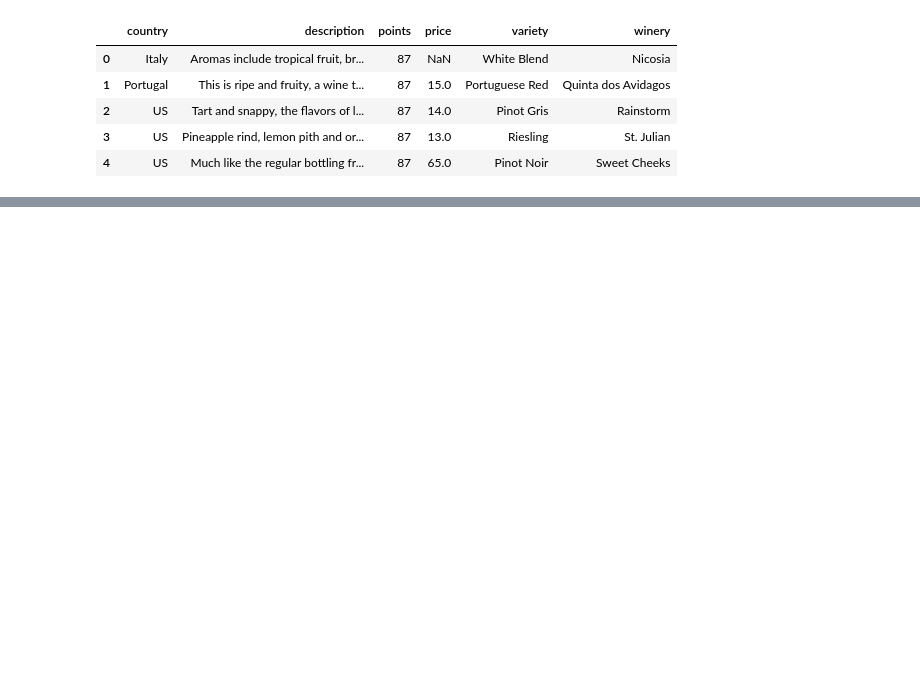
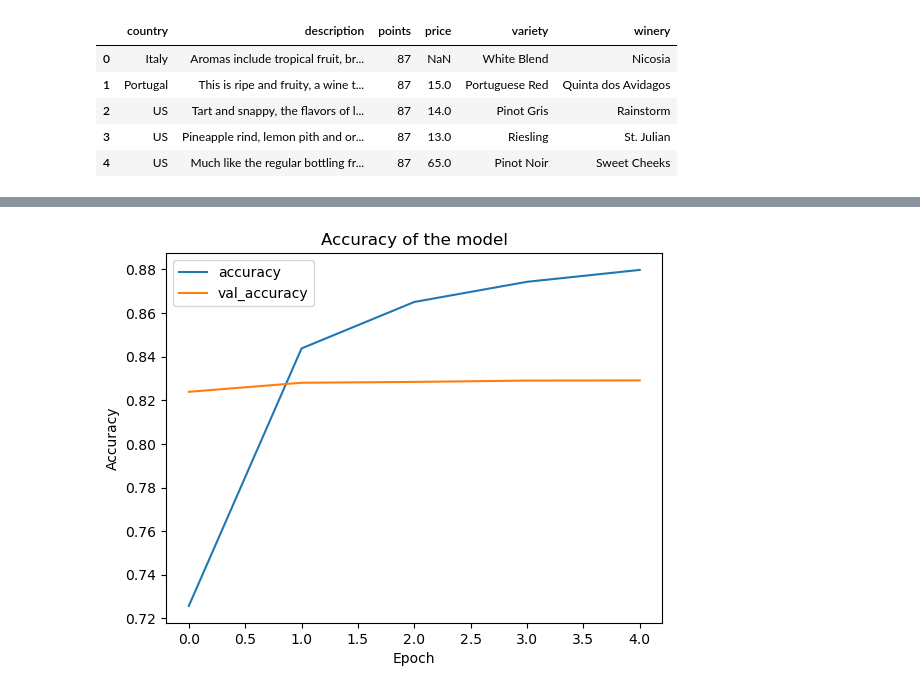
Before and after one commit to NickBres/TF_learning, a Jupyter notebook: wine_prediction.ipynb, the cells around one changed output, grey strips where cells are left out. Cells and saved outputs as stored; diff of their text form; code cells hidden in the pictures; blank space fills up the shorter version.

```diff
--- a/wine_prediction.ipynb
+++ b/wine_prediction.ipynb
@@ -28,0 +63,3 @@ plt.show()
+# %%
+embedding = "https://www.kaggle.com/models/google/nnlm/frameworks/tensorFlow2/variations/en-dim50/versions/1" # Load the embedding model
+hub_layer = hub.KerasLayer(embedding, input_shape=[], dtype=tf.string, trainable=True) # Create a keras layer with the embedding model
@@ -28,0 +83,14 @@ plt.show()
+# %%
+model = tf.keras.Sequential() # Create a sequential model
+model.add(hub_layer)
+model.add(tf.keras.layers.Dense(16, activation='relu',kernel_regularizer=tf.keras.regularizers.l2(0.01)))
+model.add(tf.keras.layers.Dropout(0.4)) # Add a dropout layer to avoid overfitting
+model.add(tf.keras.layers.Dense(16, activation='relu',kernel_regularizer=tf.keras.regularizers.l2(0.01)))
+model.add(tf.keras.layers.Dropout(0.4)) # Add a dropout layer to avoid overfitting
+model.add(tf.keras.layers.Dense(1, activation='sigmoid'))
+# %%
+model.compile(
+    optimizer = tf.keras.optimizers.legacy.Adam(learning_rate=0.001), # gradient descent algorithm
+    loss =  tf.keras.losses.BinaryCrossentropy(), # loss function
+    metrics = ['accuracy']
+)
@@ -28,0 +107,6 @@ plt.show()
+# %%
+history = model.fit(
+    train_data,
+    validation_data = val_data,
+    epochs = 5
+)
@@ -28,0 +124,10 @@ plt.show()
+# %%
+plt.plot(history.history['accuracy'], label='accuracy') # Plot the accuracy of the model on the train data
+plt.plot(history.history['val_accuracy'], label = 'val_accuracy') # Plot the accuracy of the model on the validation data
+plt.title('Accuracy of the model')
+plt.xlabel('Epoch')
+plt.ylabel('Accuracy')
+plt.legend()
+plt.show()
+# %% [output]
+[figure, added]
```
Also changed, not shown: parts of 21 cells of this notebook, 1 other file.
